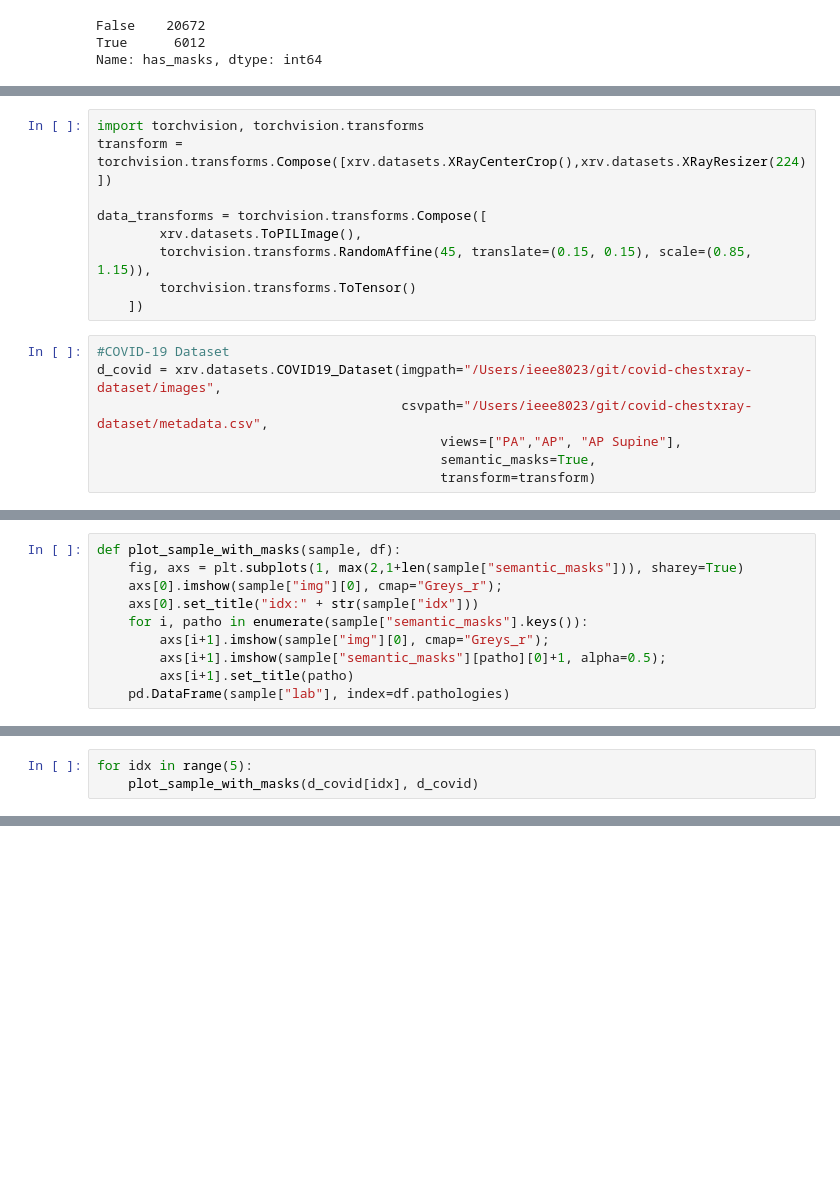
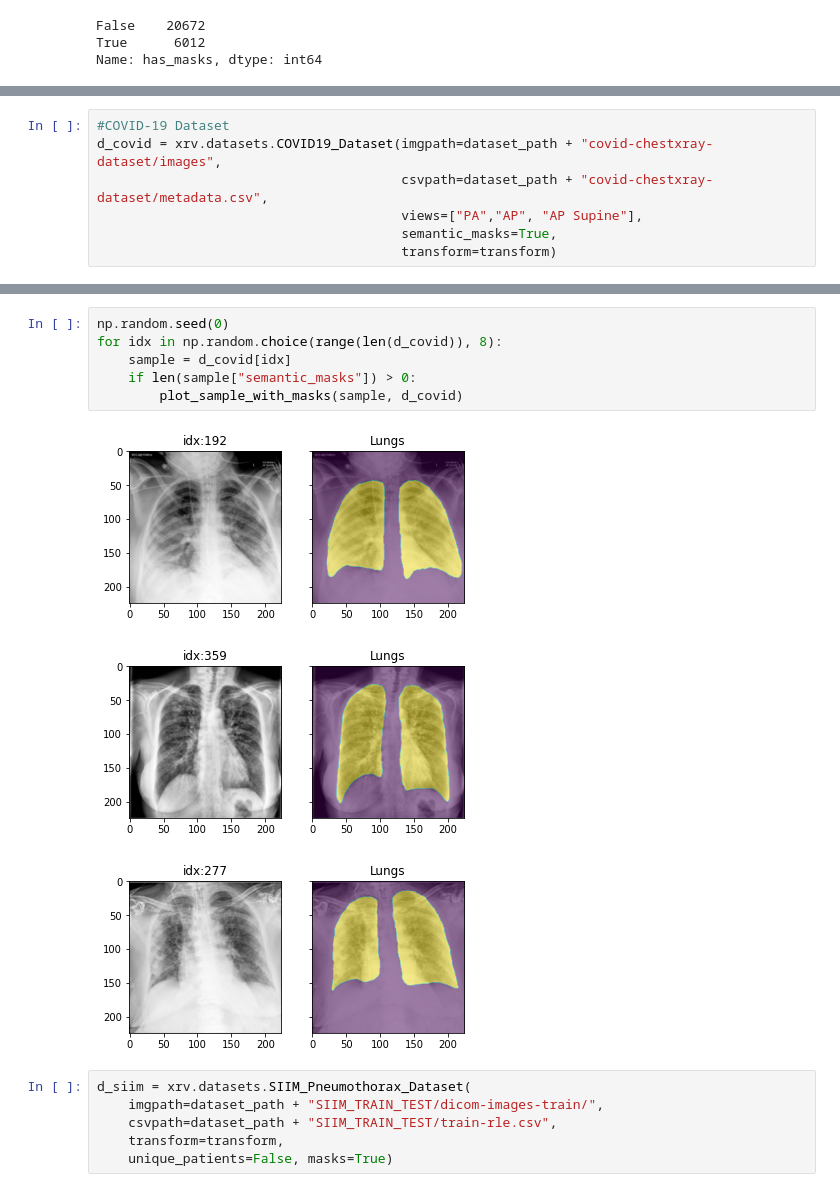
Before and after one commit to mlmed/torchxrayvision, a Jupyter notebook: scripts/xray_masks.ipynb, the cells around one changed output, grey strips where cells are left out. Drawn from its saved outputs; the diff is of its cells as text; blank space fills up the shorter version.

```diff
--- a/scripts/xray_masks.ipynb
+++ b/scripts/xray_masks.ipynb
@@ -188,16 +95,7 @@ for i in range(3):
-# %%
-import torchvision, torchvision.transforms
-transform = torchvision.transforms.Compose([xrv.datasets.XRayCenterCrop(),xrv.datasets.XRayResizer(224)])
-
-data_transforms = torchvision.transforms.Compose([
-        xrv.datasets.ToPILImage(),
-        torchvision.transforms.RandomAffine(45, translate=(0.15, 0.15), scale=(0.85, 1.15)),
-        torchvision.transforms.ToTensor()
-    ])
 # %%
 #COVID-19 Dataset
-d_covid = xrv.datasets.COVID19_Dataset(imgpath="/Users/ieee8023/git/covid-chestxray-dataset/images",
-                                       csvpath="/Users/ieee8023/git/covid-chestxray-dataset/metadata.csv",
-                                            views=["PA","AP", "AP Supine"],
-                                            semantic_masks=True,
-                                            transform=transform)
+d_covid = xrv.datasets.COVID19_Dataset(imgpath=dataset_path + "covid-chestxray-dataset/images",
+                                       csvpath=dataset_path + "covid-chestxray-dataset/metadata.csv",
+                                       views=["PA","AP", "AP Supine"],
+                                       semantic_masks=True,
+                                       transform=transform)
@@ -224,10 +101,0 @@ d_covid[0]
-# %%
-def plot_sample_with_masks(sample, df):
-    fig, axs = plt.subplots(1, max(2,1+len(sample["semantic_masks"])), sharey=True)
-    axs[0].imshow(sample["img"][0], cmap="Greys_r");
-    axs[0].set_title("idx:" + str(sample["idx"]))
-    for i, patho in enumerate(sample["semantic_masks"].keys()):
-        axs[i+1].imshow(sample["img"][0], cmap="Greys_r");
-        axs[i+1].imshow(sample["semantic_masks"][patho][0]+1, alpha=0.5);
-        axs[i+1].set_title(patho)
-    pd.DataFrame(sample["lab"], index=df.pathologies)
@@ -239,3 +101,0 @@ plt.imshow(d_covid[1]["semantic_masks"]["Lungs"][0])
-# %%
-for idx in range(5):
-    plot_sample_with_masks(d_covid[idx], d_covid)
@@ -247,0 +102,16 @@ for idx in range(5):
+# %%
+np.random.seed(0)
+for idx in np.random.choice(range(len(d_covid)), 8):
+    sample = d_covid[idx]
+    if len(sample["semantic_masks"]) > 0:
+        plot_sample_with_masks(sample, d_covid)
+# %% [output]
+[figure, added]
+[figure, added]
+[figure, added]
+# %%
+d_siim = xrv.datasets.SIIM_Pneumothorax_Dataset(
+    imgpath=dataset_path + "SIIM_TRAIN_TEST/dicom-images-train/",
+    csvpath=dataset_path + "SIIM_TRAIN_TEST/train-rle.csv",
+    transform=transform,
+    unique_patients=False, masks=True)
```
Also changed, not shown: parts of 23 cells of this notebook.
